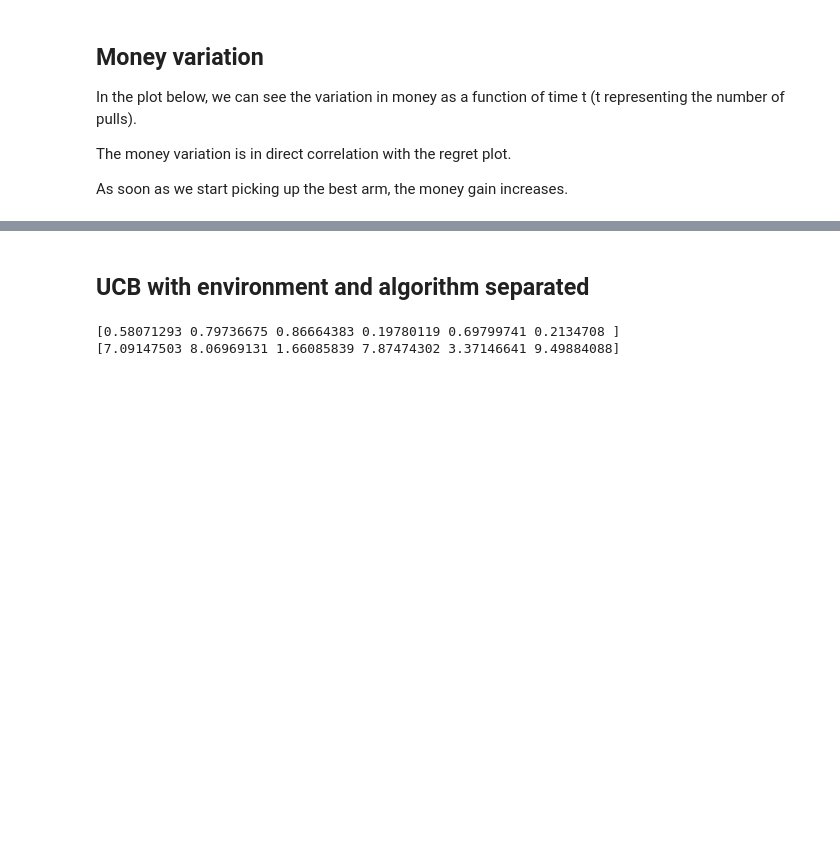
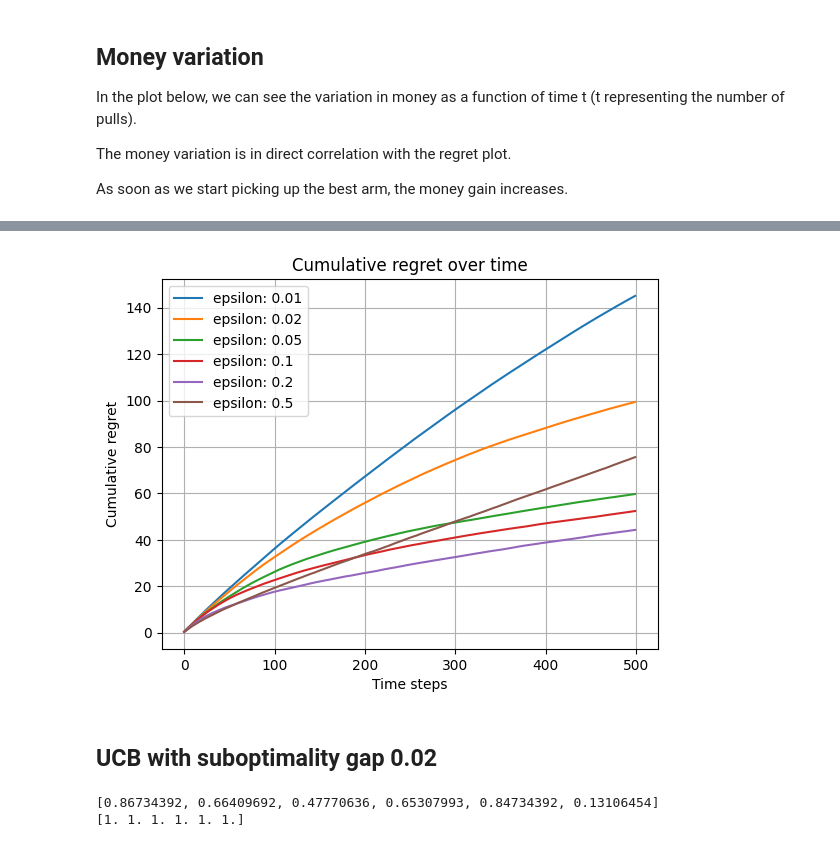
Before and after one commit to Thosam1/BachelorProject, a Jupyter notebook: Bandits/multi-armed-bandits/multi_armed_bandits.ipynb, the cells around one changed output, grey strips where cells are left out. Saved outputs shown, nothing was run; the diff lists cells and outputs as text; code cells hidden in the pictures; blank space fills up the shorter version.

```diff
--- a/Bandits/multi-armed-bandits/multi_armed_bandits.ipynb
+++ b/Bandits/multi-armed-bandits/multi_armed_bandits.ipynb
@@ -549,15 +579,23 @@ Money left : 5472.0
+# %%
+regrets = run_epsilon_greedy_for_different_epsilons(n_simulations, n_arms, n_steps, true_probs, rewards_associated, epsilons)
+# %%
+plot_cumulative_regrets(regrets, ["epsilon: 0.01", "epsilon: 0.02", "epsilon: 0.05", "epsilon: 0.1", "epsilon: 0.2", "epsilon: 0.5"])
+# %% [output]
+[figure, added]
 # %% [markdown]
-## UCB with environment and algorithm separated
+## UCB with suboptimality gap 0.02
 # %%
+n_simulations = 100
 n_arms =  6
 n_steps = 500
-true_probs = np.random.rand(n_arms)
-rewards_associated = np.ones(n_arms) * 10.0 * np.random.rand(n_arms)
-c = 0.9
+true_probs = [0.86734392, 0.66409692, 0.47770636, 0.65307993, 0.84734392, 0.13106454] # probability_distribution_by_gaps(n_arms, [0.02])[0] # np.random.rand(n_arms)
+max_reward = 1.0
+rewards_associated = np.ones(n_arms) # * max_reward * np.random.rand(n_arms)
+c_list = [0.01, 0.1, 0.5, 0.8, 0.9, 1.0, 2.0]
 
 print(true_probs)
 print(rewards_associated)
 # %% [output]
-[0.58071293 0.79736675 0.86664383 0.19780119 0.69799741 0.2134708 ]
-[7.09147503 8.06969131 1.66085839 7.87474302 3.37146641 9.49884088]
+[0.86734392, 0.66409692, 0.47770636, 0.65307993, 0.84734392, 0.13106454]
+[1. 1. 1. 1. 1. 1.]
 # %%
```
Also changed, not shown: parts of 51 cells of this notebook, 6 other files.
